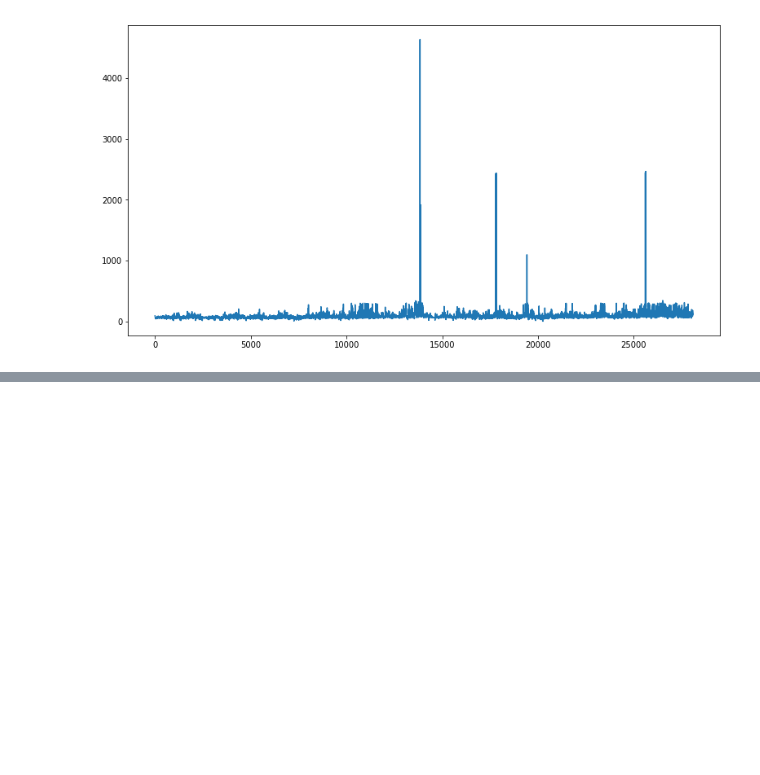
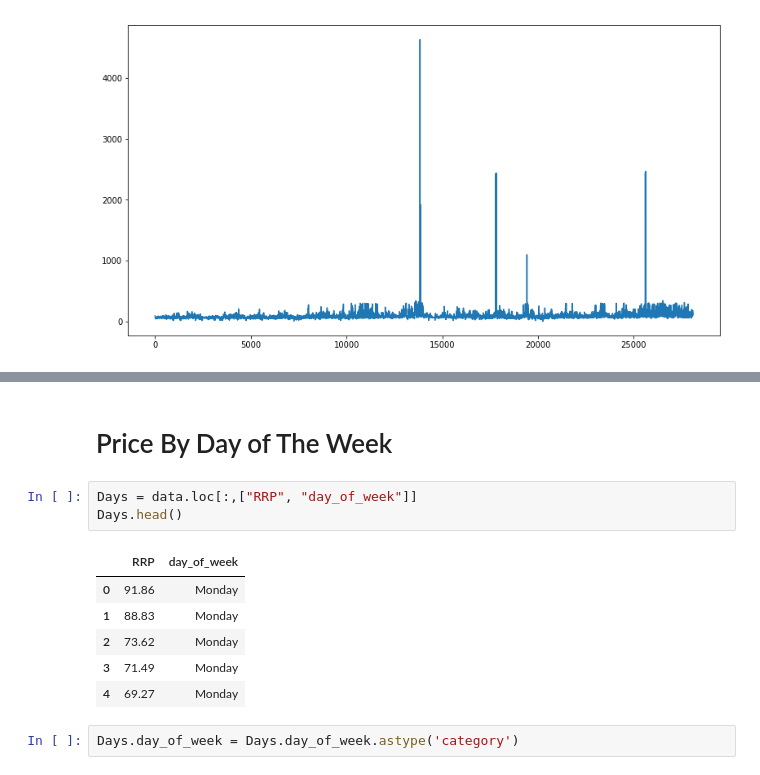
Before and after one commit to DonaldTurton/AT2_Advanced_Data_Algorithms, a Jupyter notebook: EDA_EnergyData.ipynb, the cells around one changed output, grey strips where cells are left out. Drawn from its saved outputs; the diff is of its cells as text; blank space fills up the shorter version.

```diff
--- a/EDA_EnergyData.ipynb
+++ b/EDA_EnergyData.ipynb
@@ -140,0 +147,14 @@ plt.show()
+# %% [markdown]
+# Price By Day of The Week
+# %%
+Days = data.loc[:,["RRP", "day_of_week"]]
+Days.head()
+# %% [output]
+|  | RRP | day_of_week |
+| 0 | 91.86 | Monday |
+| 1 | 88.83 | Monday |
+| 2 | 73.62 | Monday |
+| 3 | 71.49 | Monday |
+| 4 | 69.27 | Monday |
+# %%
+Days.day_of_week = Days.day_of_week.astype('category')
```
Also changed, not shown: parts of 7 cells of this notebook.
